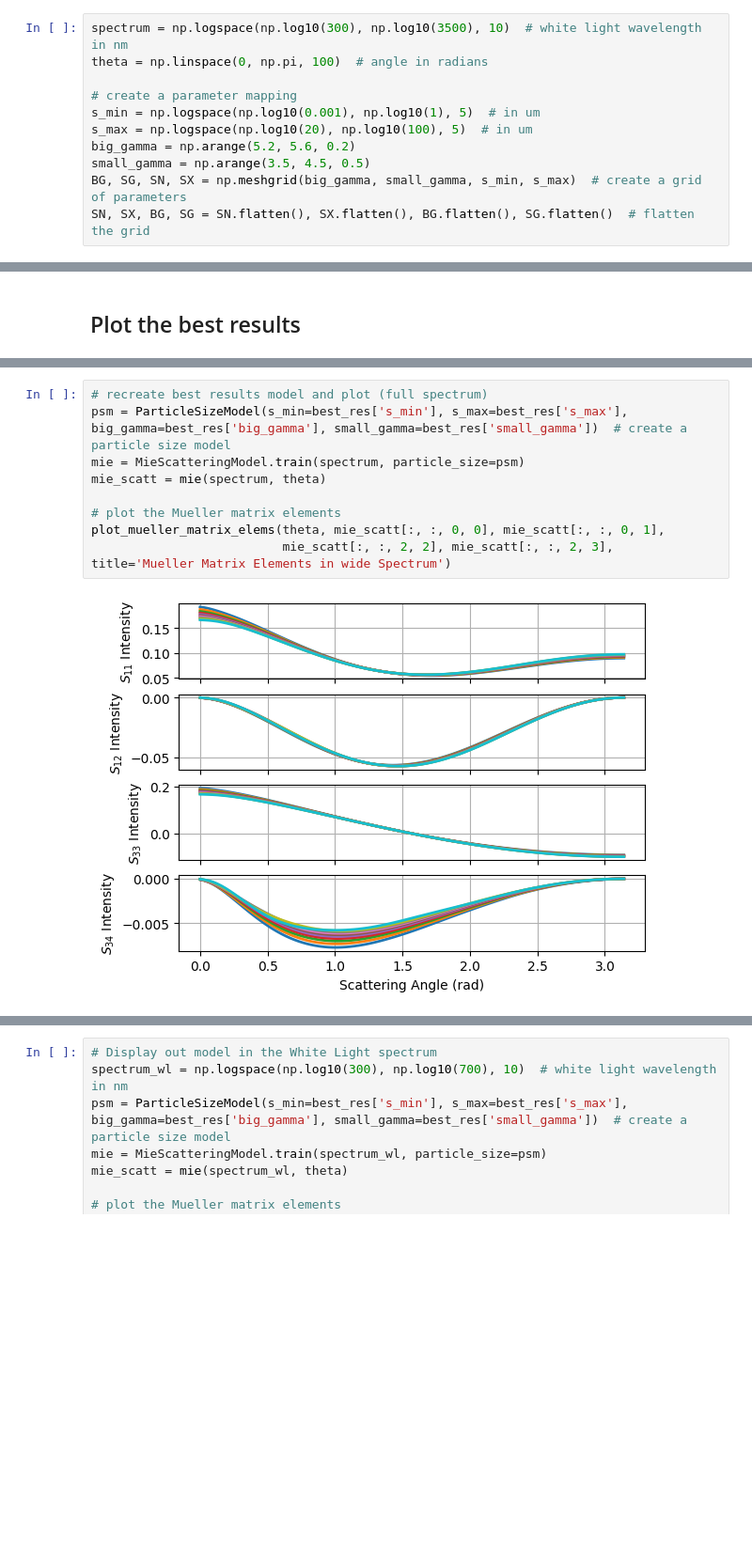
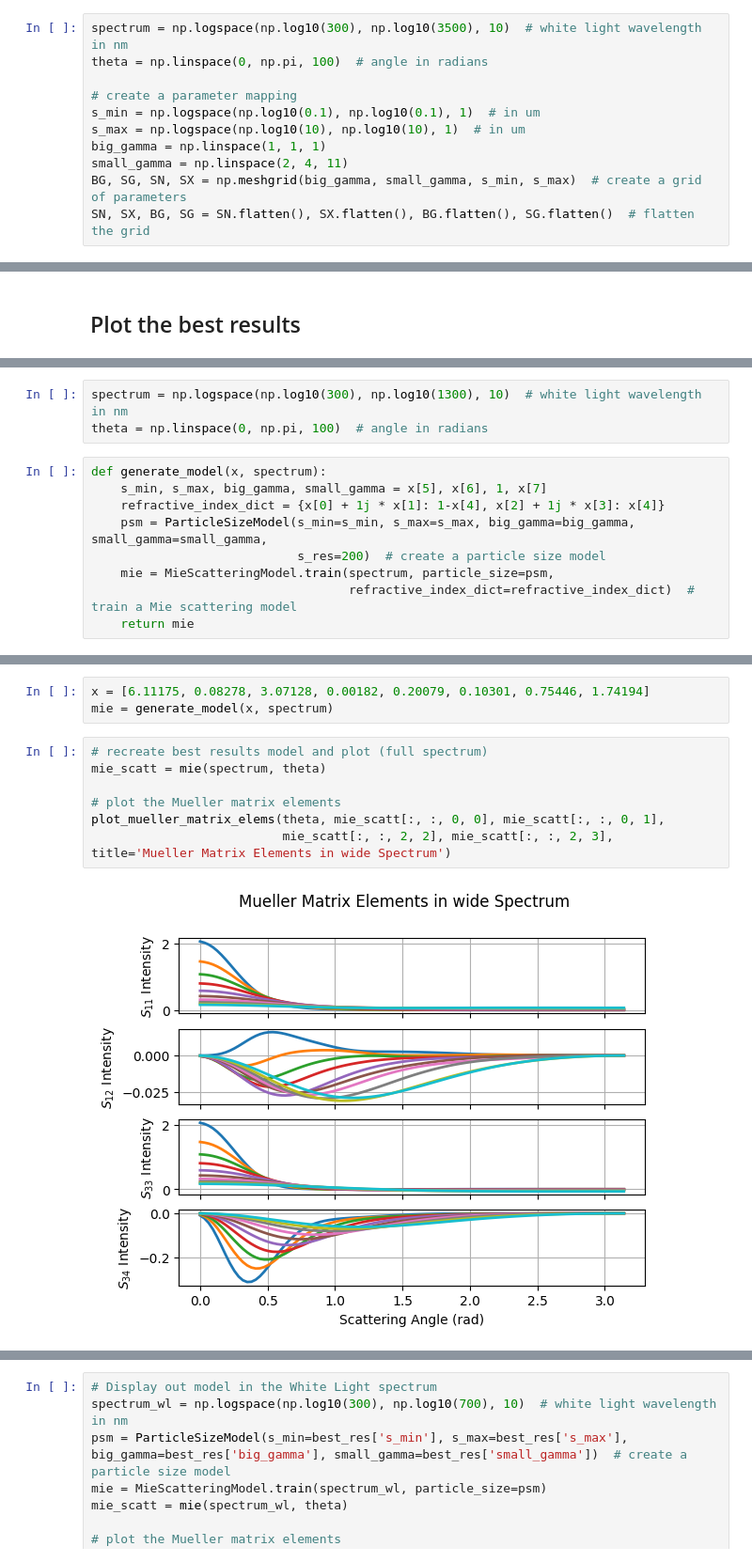
Before and after one commit to oravitan/zodiacal-polarized, a Jupyter notebook: notebooks/generate_mie_models.ipynb, the cells around one changed output, grey strips where cells are left out. Shown: that part at 94% size. Saved outputs shown, nothing was run; the diff lists cells and outputs as text; blank space fills up the shorter version.

Commit message:
Update the Mie model generation scripts

```diff
--- a/notebooks/generate_mie_models.ipynb
+++ b/notebooks/generate_mie_models.ipynb
@@ -54,10 +59,10 @@ spectrum = np.logspace(np.log10(300), np.log10(3500), 10)  # white light wavelen
 theta = np.linspace(0, np.pi, 100)  # angle in radians
 
 # create a parameter mapping
-s_min = np.logspace(np.log10(0.001), np.log10(1), 5)  # in um
-s_max = np.logspace(np.log10(20), np.log10(100), 5)  # in um
-big_gamma = np.arange(5.2, 5.6, 0.2)
-small_gamma = np.arange(3.5, 4.5, 0.5)
+s_min = np.logspace(np.log10(0.1), np.log10(0.1), 1)  # in um
+s_max = np.logspace(np.log10(10), np.log10(10), 1)  # in um
+big_gamma = np.linspace(1, 1, 1)
+small_gamma = np.linspace(2, 4, 11)
 BG, SG, SN, SX = np.meshgrid(big_gamma, small_gamma, s_min, s_max)  # create a grid of parameters
 SN, SX, BG, SG = SN.flatten(), SX.flatten(), BG.flatten(), SG.flatten()  # flatten the grid
 # %%
@@ -174,0 +123,12 @@ array([  300.        ,   490.39446611,   801.62244131,  1310.3706971 ,
+# %%
+spectrum = np.logspace(np.log10(300), np.log10(1300), 10)  # white light wavelength in nm
+theta = np.linspace(0, np.pi, 100)  # angle in radians
+# %%
+def generate_model(x, spectrum):
+    s_min, s_max, big_gamma, small_gamma = x[5], x[6], 1, x[7]
+    refractive_index_dict = {x[0] + 1j * x[1]: 1-x[4], x[2] + 1j * x[3]: x[4]}
+    psm = ParticleSizeModel(s_min=s_min, s_max=s_max, big_gamma=big_gamma, small_gamma=small_gamma,
+                            s_res=200)  # create a particle size model
+    mie = MieScatteringModel.train(spectrum, particle_size=psm,
+                                   refractive_index_dict=refractive_index_dict)  # train a Mie scattering model
+    return mie
@@ -175,14 +139,15 @@ array([  300.        ,   490.39446611,   801.62244131,  1310.3706971 ,
+# %%
+x = [6.11175, 0.08278, 3.07128, 0.00182, 0.20079, 0.10301, 0.75446, 1.74194]
+mie = generate_model(x, spectrum)
 # %%
 # recreate best results model and plot (full spectrum)
-psm = ParticleSizeModel(s_min=best_res['s_min'], s_max=best_res['s_max'], big_gamma=best_res['big_gamma'], small_gamma=best_res['small_gamma'])  # create a particle size model
-mie = MieScatteringModel.train(spectrum, particle_size=psm)
 mie_scatt = mie(spectrum, theta)
 
 # plot the Mueller matrix elements
 plot_mueller_matrix_elems(theta, mie_scatt[:, :, 0, 0], mie_scatt[:, :, 0, 1],
                           mie_scatt[:, :, 2, 2], mie_scatt[:, :, 2, 3], title='Mueller Matrix Elements in wide Spectrum')
 # %% [output]
-[figure, old version]
+[figure, new version]
 # %%
 # Compare to Kelsall's model
 mie_scatt = mie(1250, theta)
```
Also changed, not shown: parts of 12 cells of this notebook, 2 other files.
